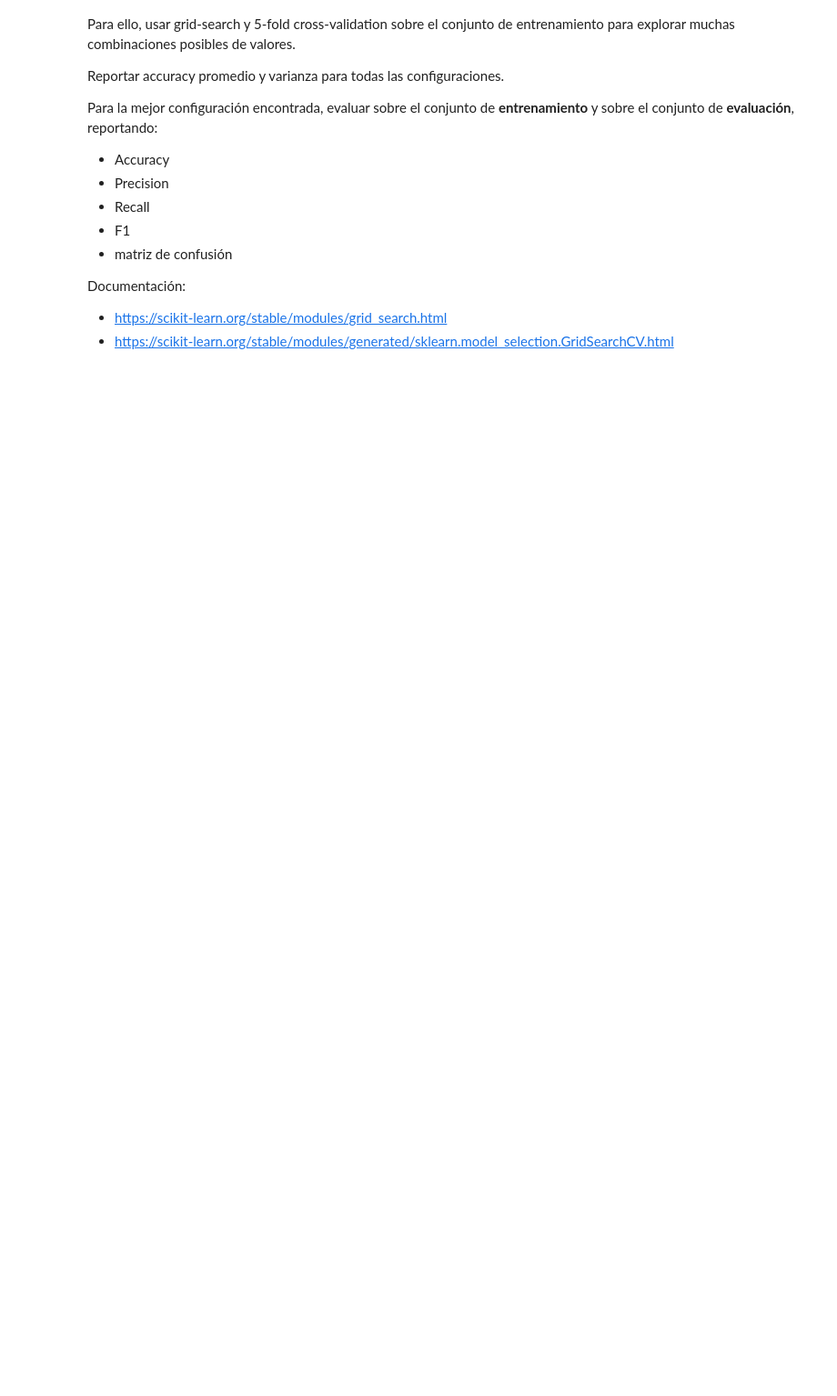
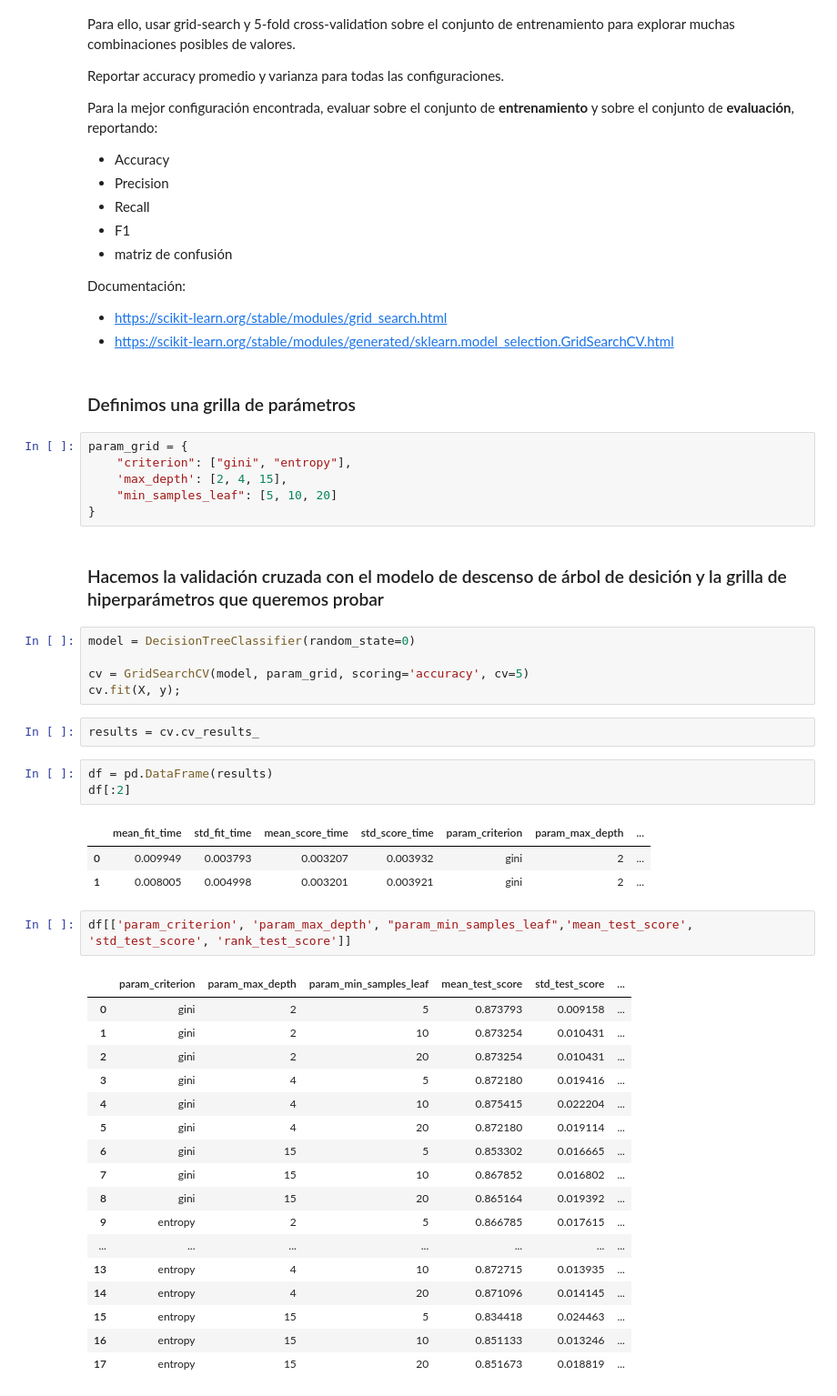
Before and after one commit to estebanarr/intro_aprendizaje_automatico, a Jupyter notebook: Notebooks/Laboratorio 2.ipynb, the cells around one changed output. Shown at 91% size. Saved outputs shown, nothing was run; the diff lists cells and outputs as text; blank space fills up the shorter version.

```diff
--- a/Notebooks/Laboratorio 2.ipynb
+++ b/Notebooks/Laboratorio 2.ipynb
@@ -286,3 +638,47 @@ Para la mejor configuración encontrada, evaluar sobre el conjunto de **entrenam
 Documentación:
 - https://scikit-learn.org/stable/modules/grid_search.html
 - https://scikit-learn.org/stable/modules/generated/sklearn.model_selection.GridSearchCV.html
+# %% [markdown]
+### Definimos una grilla de parámetros
+# %%
+param_grid = {
+    "criterion": ["gini", "entropy"],
+    'max_depth': [2, 4, 15],
+    "min_samples_leaf": [5, 10, 20]
+}
+# %% [markdown]
+### Hacemos la validación cruzada con el modelo de descenso de árbol de desición y la grilla de hiperparámetros que queremos probar
+# %%
+model = DecisionTreeClassifier(random_state=0)
+
+cv = GridSearchCV(model, param_grid, scoring='accuracy', cv=5)
+cv.fit(X, y);
+# %%
+results = cv.cv_results_
+# %%
+df = pd.DataFrame(results)
+df[:2]
+# %% [output]
+|  | mean_fit_time | std_fit_time | mean_score_time | std_score_time | param_criterion | param_max_depth | ... |
+| 0 | 0.009949 | 0.003793 | 0.003207 | 0.003932 | gini | 2 | ... |
+| 1 | 0.008005 | 0.004998 | 0.003201 | 0.003921 | gini | 2 | ... |
+# %%
+df[['param_criterion', 'param_max_depth', "param_min_samples_leaf",'mean_test_score', 'std_test_score', 'rank_test_score']]
+# %% [output]
+|  | param_criterion | param_max_depth | param_min_samples_leaf | mean_test_score | std_test_score | ... |
+| 0 | gini | 2 | 5 | 0.873793 | 0.009158 | ... |
+| 1 | gini | 2 | 10 | 0.873254 | 0.010431 | ... |
+| 2 | gini | 2 | 20 | 0.873254 | 0.010431 | ... |
+| 3 | gini | 4 | 5 | 0.872180 | 0.019416 | ... |
+| 4 | gini | 4 | 10 | 0.875415 | 0.022204 | ... |
+| 5 | gini | 4 | 20 | 0.872180 | 0.019114 | ... |
+| 6 | gini | 15 | 5 | 0.853302 | 0.016665 | ... |
+| 7 | gini | 15 | 10 | 0.867852 | 0.016802 | ... |
+| 8 | gini | 15 | 20 | 0.865164 | 0.019392 | ... |
+| 9 | entropy | 2 | 5 | 0.866785 | 0.017615 | ... |
+| ... | ... | ... | ... | ... | ... | ... |
+| 13 | entropy | 4 | 10 | 0.872715 | 0.013935 | ... |
+| 14 | entropy | 4 | 20 | 0.871096 | 0.014145 | ... |
+| 15 | entropy | 15 | 5 | 0.834418 | 0.024463 | ... |
+| 16 | entropy | 15 | 10 | 0.851133 | 0.013246 | ... |
+| 17 | entropy | 15 | 20 | 0.851673 | 0.018819 | ... |
```
Also changed, not shown: parts of 82 cells of this notebook.
